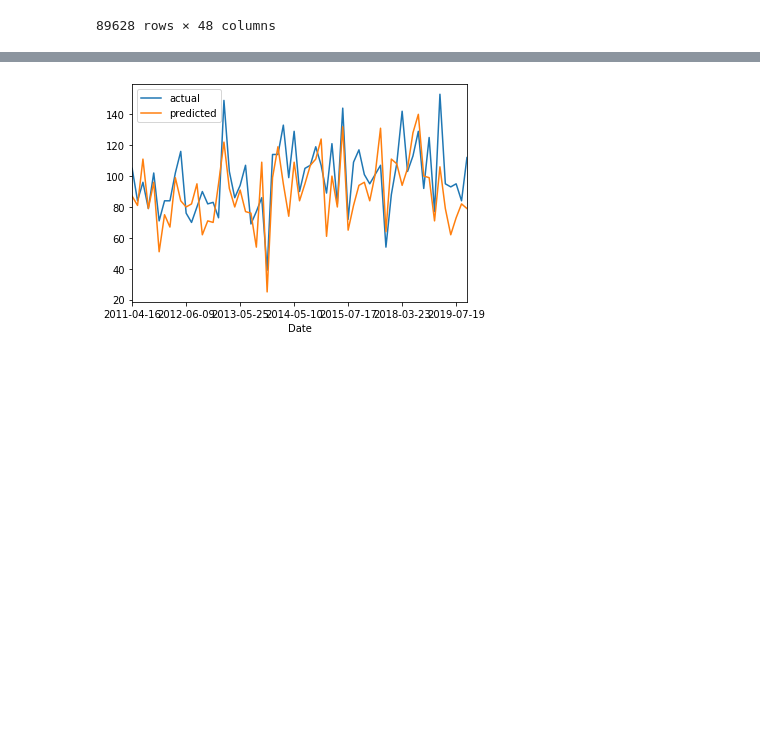
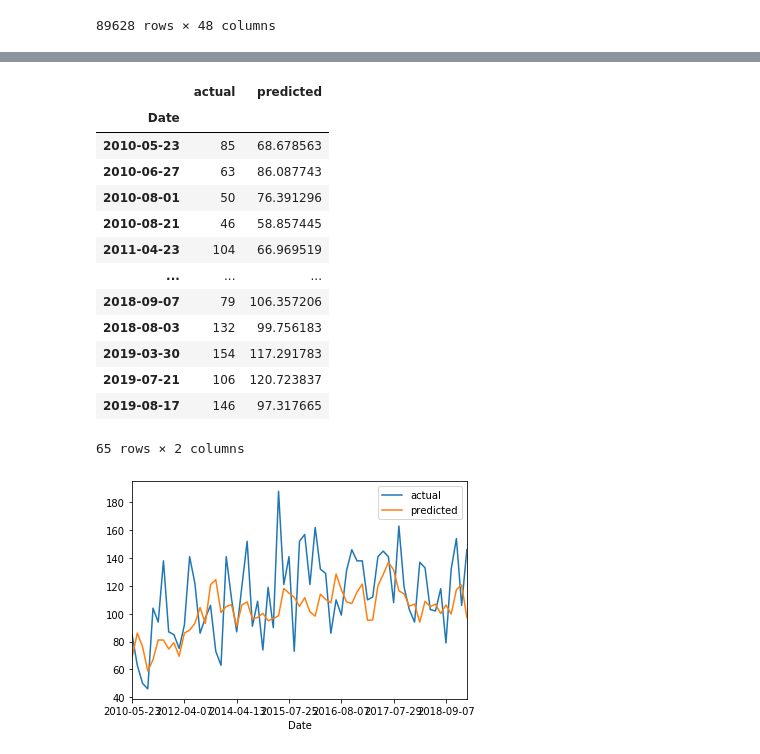
Before and after one commit to mark-richards/afl-eda, a Jupyter notebook: footywire-afl-eda.ipynb, the cells around one changed output, grey strips where cells are left out. Saved outputs shown, nothing was run; the diff lists cells and outputs as text; code cells hidden in the pictures; blank space fills up the shorter version.

Commit message:
ridge regression

```diff
--- a/footywire-afl-eda.ipynb
+++ b/footywire-afl-eda.ipynb
@@ -338,3 +270,6 @@ df_footywire_data
 | 90419 | 2019-09-28 | 2019 | Grand Final | MCG | Shane Mumford | GWS | Richmond | Away | 9927 | 8 | 2 | ... |
 | 90420 | 2019-09-28 | 2019 | Grand Final | MCG | Jeremy Finlayson | GWS | Richmond | Away | 9927 | 1 | 1 | ... |
 89628 rows × 48 columns
+# %%
+df_footywire_data['opposition_match_identifier'] = df_footywire_data['Match_id'].astype(str) + '_' + df_footywire_data['Opposition']
+df_footywire_data
@@ -340,0 +328,10 @@ df_footywire_data
+# %%
+df_footywire_data = pd.merge(
+    df_footywire_data,
+    df_matches_by_team,
+    how='left',
+    left_on='opposition_match_identifier',
+    right_on='match_identifier',
+    suffixes=('', '_match')
+)
+df_footywire_data
@@ -351,13 +366,16 @@ Index(['Date', 'Season', 'Round', 'Venue', 'Player', 'Team', 'Opposition',
       dtype='object')
 # %%
 features = [
-    'CP', 'UP', 'ED', 'DE', 'CM', 'GA', 'MI5',
-       'One.Percenters', 'BO', 'TOG', 'K', 'HB', 'D', 'M', 'G', 'B', 'T', 'HO',
-       'GA1', 'I50', 'CL', 'CG', 'R50', 'FF', 'FA',
+    'rolling 5 round average',
+    'rolling 3 round average',
+    'previous sc score',
     'rolling 3 round average',
     'previous sc score',
     'Status_Away',
-    'Status_Home'
+    'Status_Home',
+    'opposition previous SC match score',
+    'opposition rolling 3 round SC match average',
+    'opposition rolling 5 round SC match average'
 ]
 target = "SC"
 df_footywire_data_clean = df_footywire_data.dropna(subset=features+[target])
@@ -376,3 +390,17 @@ clr = ensemble.RandomForestClassifier(n_estimators=10)
+# %%
+from sklearn import ensemble
+from sklearn import linear_model
+from sklearn import svm
+
+# clr = ensemble.RandomForestClassifier()
+# clr = ensemble.GradientBoostingClassifier()
+# clr = svm.SVR()
+# clr = linear_model.ElasticNet()
+clr = linear_model.BayesianRidge()
+# clr = linear_model.Lasso()
+# clr = linear_model.LinearRegression()
+# clr = linear_model.LassoLars()
+# clr = linear_model.LogisticRegression()
 # %%
 cv_result = model_selection.cross_validate(estimator=clr
                                 , X=X_train
@@ -421,7 +449,22 @@ lines = df_all_players_predicted.plot.line()
 # %%
-df_player = df_predicted_scores.loc[df_predicted_scores['Player'] == 'Dyson Heppell']
+df_player = df_predicted_scores.loc[df_predicted_scores['Player'] == 'Patrick Dangerfield']
 df_player = df_player[['Date', 'actual', 'predicted']]
 df_player = df_player.set_index('Date')
+display(df_player)
 lines = df_player.plot.line()
 # %% [output]
+|  | actual | predicted |
+| Date |  |  |
+| 2010-05-23 | 85 | 68.678563 |
+| 2010-06-27 | 63 | 86.087743 |
+| 2010-08-01 | 50 | 76.391296 |
+| 2010-08-21 | 46 | 58.857445 |
+| 2011-04-23 | 104 | 66.969519 |
+| ... | ... | ... |
+| 2018-09-07 | 79 | 106.357206 |
+| 2018-08-03 | 132 | 99.756183 |
+| 2019-03-30 | 154 | 117.291783 |
+| 2019-07-21 | 106 | 120.723837 |
+| 2019-08-17 | 146 | 97.317665 |
+65 rows × 2 columns
-[figure, old version]
+[figure, new version]
```
Also changed, not shown: parts of 16 cells of this notebook.
